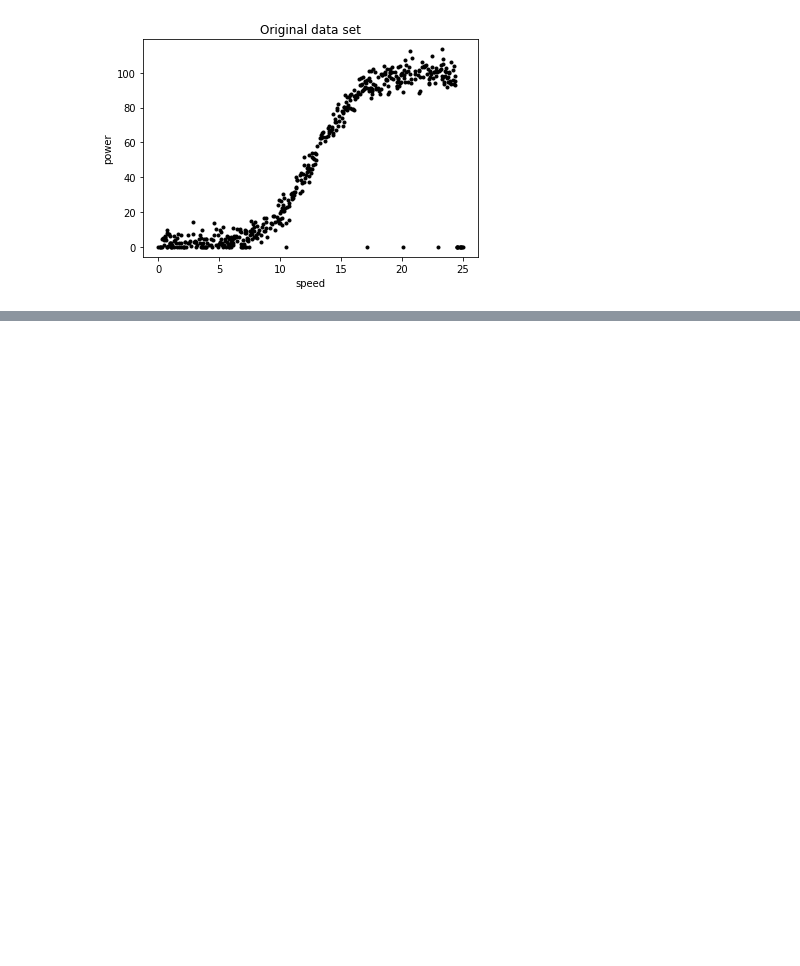
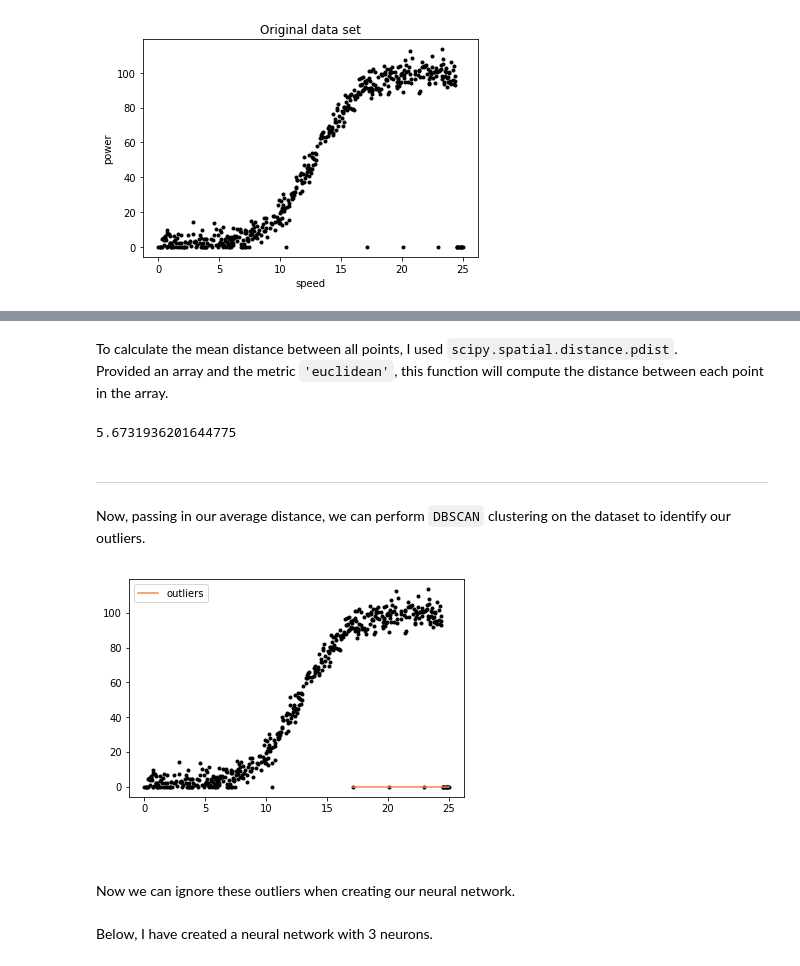
Before and after one commit to charlieconneely/emerging-tech-project, a Jupyter notebook: model.ipynb, the cells around one changed output, grey strips where cells are left out. Saved outputs shown, nothing was run; the diff lists cells and outputs as text; code cells hidden in the pictures; blank space fills up the shorter version.

```diff
--- a/model.ipynb
+++ b/model.ipynb
@@ -30,0 +47,44 @@ Below, I created a neural network with two neurons. I then trained the neural ne
+# %% [markdown]
+To calculate the mean distance between all points, I used `scipy.spatial.distance.pdist`. <br>
+Provided an array and the metric `'euclidean'`, this function will compute the distance between each point in the array.
+# %%
+distances = list()
+i = 0
+j = i + 1
+for t in dataset.values:
+    # compute distance between points at index i and j
+    d = spatial.distance.pdist(np.array([dataset.values[i], dataset.values[j]]), 'euclidean')
+    distances.append(d[0])
+    # if j reaches last index - break
+    if j == dataset['speed'].values.size - 1:
+        break
+    # increment index vals
+    i = i + 1
+    j = i + 1
+
+# calculate mean distance between points
+avg_dist = np.mean(distances)
+avg_dist
+# %% [output]
+5.6731936201644775
+# %% [markdown]
+***
+Now, passing in our average distance, we can perform `DBSCAN` clustering on the dataset to identify our outliers.
+# %%
+clustering = DBSCAN(eps=avg_dist, min_samples=15).fit(dataset)
+
+# find outliers/anomolies (-1 denotes noisy data)
+outliers = np.where(clustering.labels_ == -1)
+outliers = outliers[0]
+
+# Retrieve outlier wind/speed data
+outlierPoints = dataset.values[outliers]
+
+plt.plot(dataset.values[:,0], dataset.values[:,1], 'k.')
+plt.plot(outlierPoints[:,0], outlierPoints[:,1], color='coral', label='outliers')
+plt.legend();
+# %% [output]
+[figure, added]
+# %% [markdown]
+<br><br>
+Now we can ignore these outliers when creating our neural network.
@@ -31,3 +93,5 @@ Below, I created a neural network with two neurons. I then trained the neural ne
+# %% [markdown]
+Below, I have created a neural network with 3 neurons.
 # %%
 model = kr.models.Sequential()
 model.add(kr.layers.Dense(25, input_shape=(1,), activation="sigmoid", kernel_initializer='ones', bias_initializer='zeros'))
```
Also changed, not shown: parts of 14 cells of this notebook, 1 other file.
